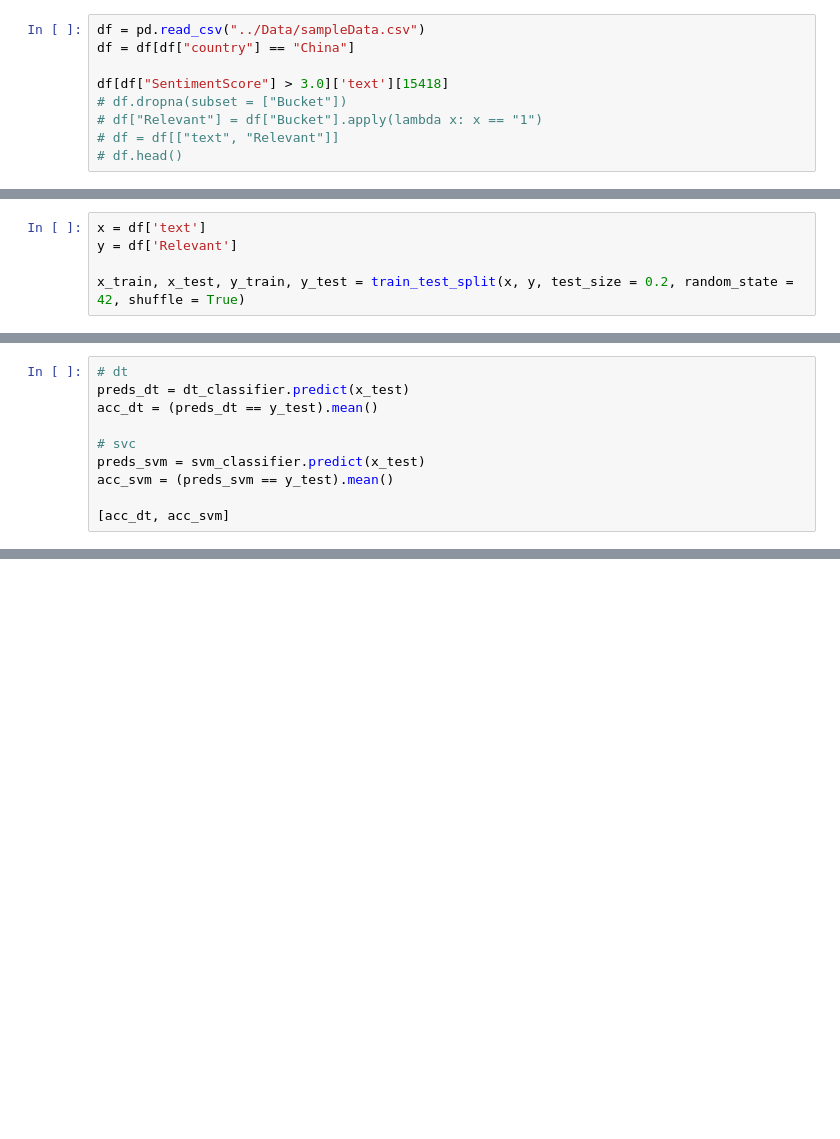
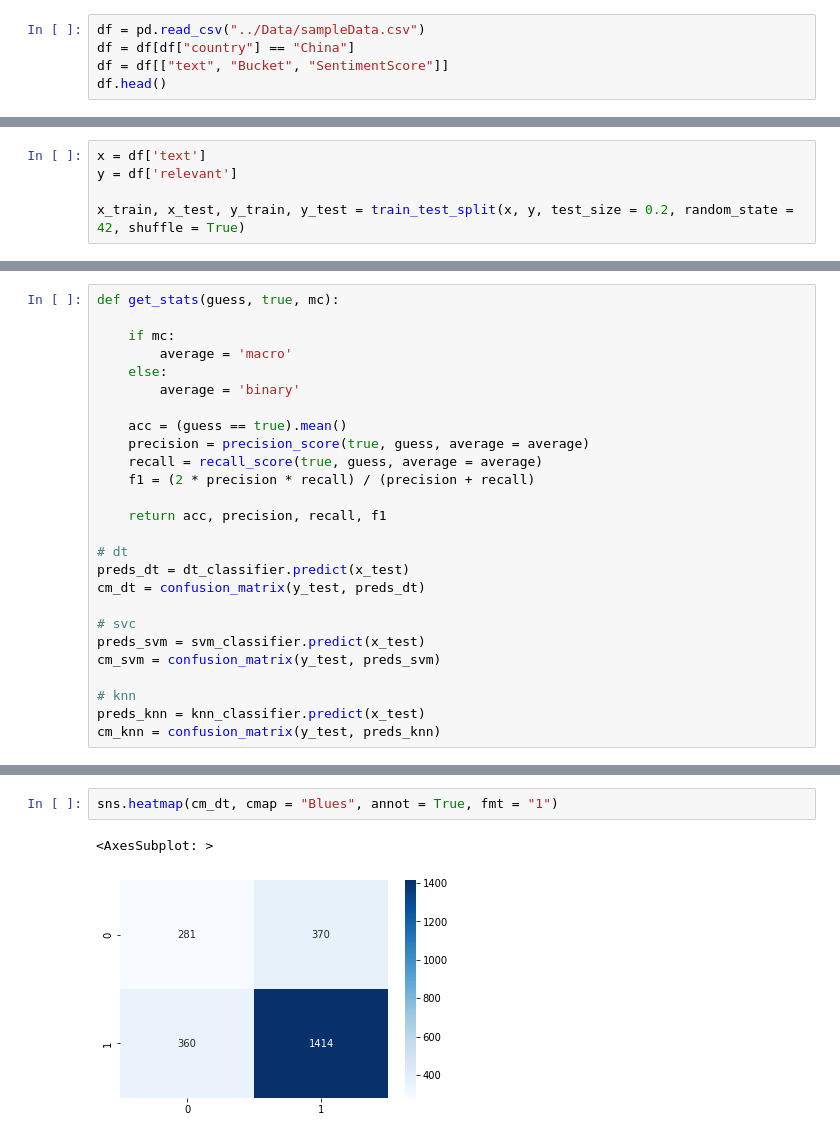
Before and after one commit to gprasad125/dsc180a-project, a Jupyter notebook: Notebooks/modeling.ipynb, the cells around one changed output, grey strips where cells are left out. Drawn from its saved outputs; the diff is of its cells as text; blank space fills up the shorter version.

```diff
--- a/Notebooks/modeling.ipynb
+++ b/Notebooks/modeling.ipynb
@@ -21,10 +31,6 @@ Firstly, we need to remove useless columns (ids) and drop any rows who have a Na
 # %%
 df = pd.read_csv("../Data/sampleData.csv")
 df = df[df["country"] == "China"]
-
-df[df["SentimentScore"] > 3.0]['text'][15418]
-# df.dropna(subset = ["Bucket"])
-# df["Relevant"] = df["Bucket"].apply(lambda x: x == "1")
-# df = df[["text", "Relevant"]]
-# df.head()
+df = df[["text", "Bucket", "SentimentScore"]]
+df.head()
 # %% [output]
@@ -43,6 +87,6 @@ df['text'] = df['text'].apply(text_cleaning)
 We can also determine our x (feature) and y (target) variables early on as well.
 # %%
 x = df['text']
-y = df['Relevant']
+y = df['relevant']
 
 x_train, x_test, y_train, y_test = train_test_split(x, y, test_size = 0.2, random_state = 42, shuffle = True)
@@ -57,10 +107,26 @@ Pipeline(steps=[('tfidf', TfidfVectorizer()), ('svm', SVC())])
 # %%
+def get_stats(guess, true, mc):
+
+    if mc:
+        average = 'macro'
+    else:
+        average = 'binary'
+
+    acc = (guess == true).mean()
+    precision = precision_score(true, guess, average = average)
+    recall = recall_score(true, guess, average = average)
+    f1 = (2 * precision * recall) / (precision + recall)
+
+    return acc, precision, recall, f1
+
 # dt
 preds_dt = dt_classifier.predict(x_test)
-acc_dt = (preds_dt == y_test).mean()
+cm_dt = confusion_matrix(y_test, preds_dt)
 
 # svc
 preds_svm = svm_classifier.predict(x_test)
-acc_svm = (preds_svm == y_test).mean()
+cm_svm = confusion_matrix(y_test, preds_svm)
 
-[acc_dt, acc_svm]
+# knn
+preds_knn = knn_classifier.predict(x_test)
+cm_knn = confusion_matrix(y_test, preds_knn)
@@ -78,0 +139,5 @@ array([[ 455,  157],
+# %%
+sns.heatmap(cm_dt, cmap = "Blues", annot = True, fmt = "1")
+# %% [output]
+<AxesSubplot: >
+[figure, added]
```
Also changed, not shown: parts of 39 cells of this notebook.
